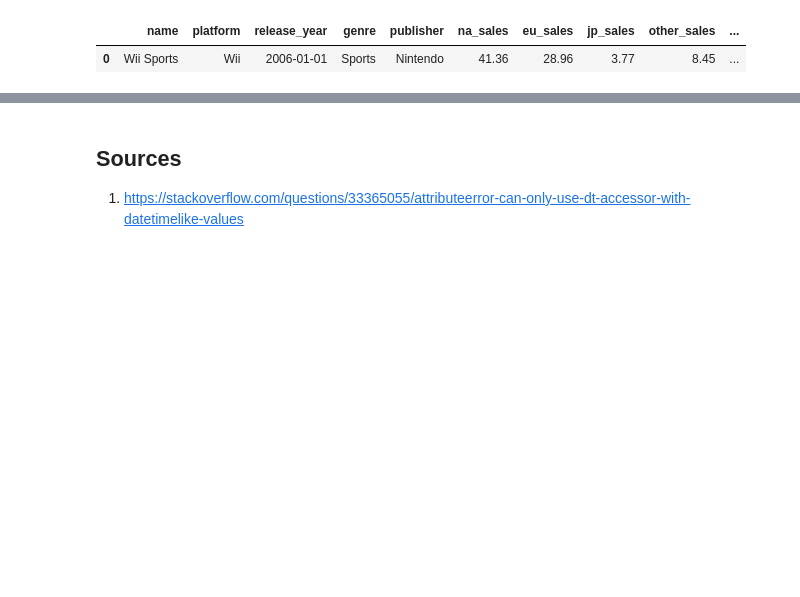
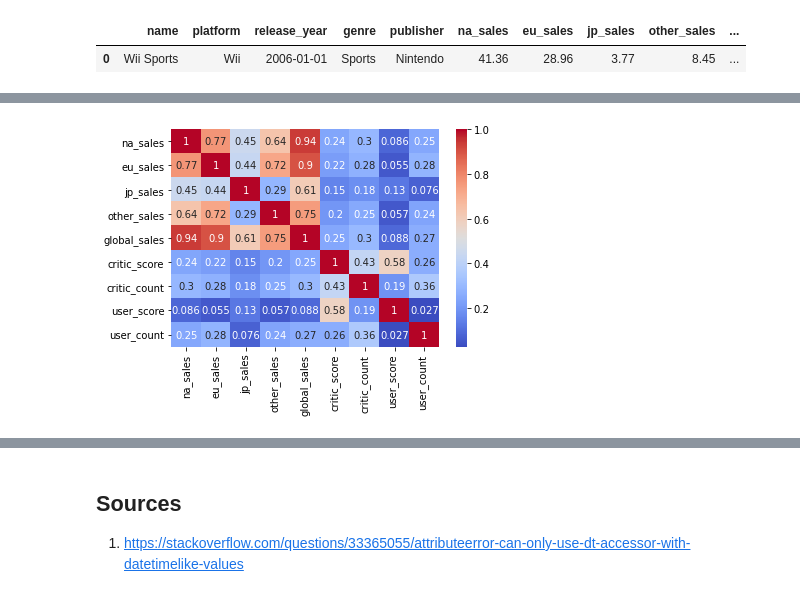
Before and after one commit to doortothe/Hackathon-video-game-sales, a Jupyter notebook: code/data_eda.ipynb, the cells around one changed output, grey strips where cells are left out. Drawn from its saved outputs; the diff is of its cells as text; code cells hidden in the pictures; blank space fills up the shorter version.

```diff
--- a/code/data_eda.ipynb
+++ b/code/data_eda.ipynb
@@ -130,0 +169,4 @@ Name: publisher, Length: 581, dtype: int64
+# %%
+sns.heatmap(df.corr(), annot=True, cmap='coolwarm');
+# %% [output]
+[figure, added]
```
Also changed, not shown: parts of 18 cells of this notebook.
